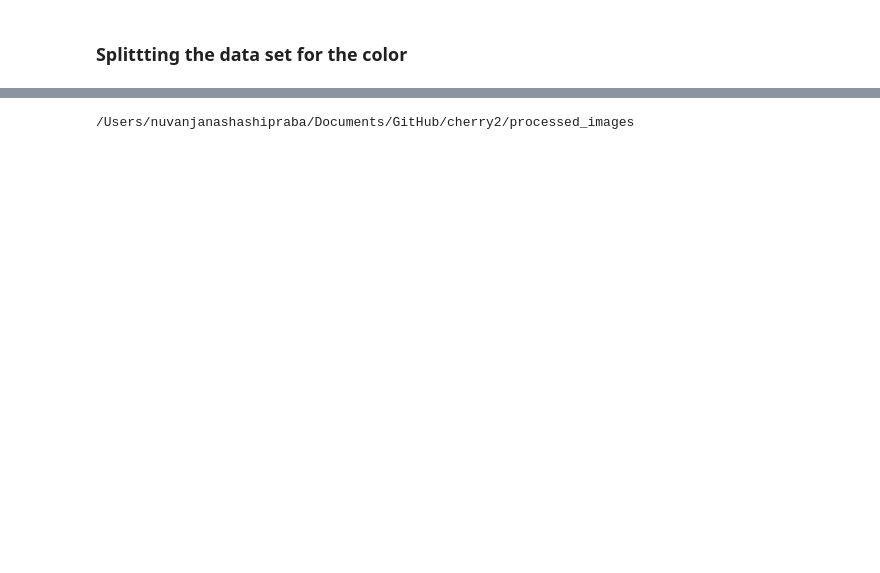
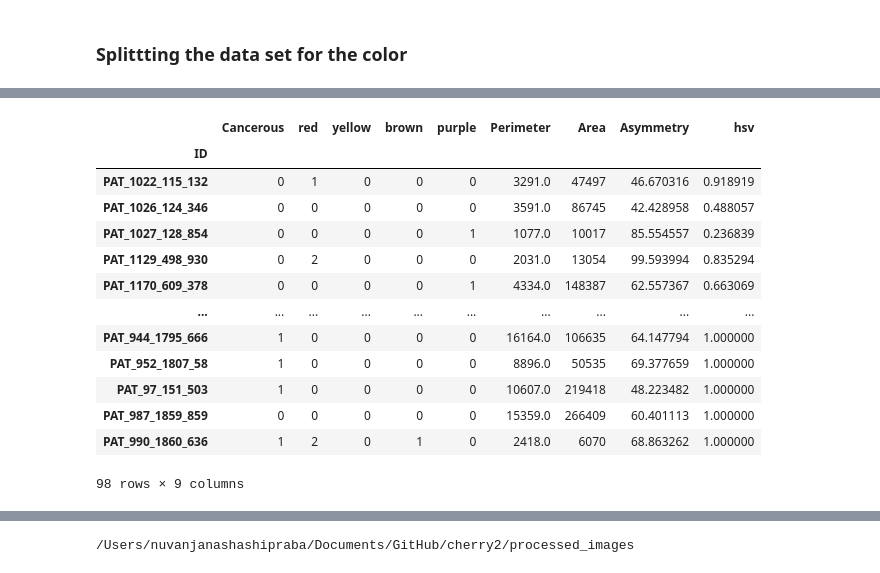
Before and after one commit to aminemine31/cherry2, a Jupyter notebook: G14mainnotebookversion-2.ipynb, the cells around one changed output, grey strips where cells are left out. Saved outputs shown, nothing was run; the diff lists cells and outputs as text; code cells hidden in the pictures; blank space fills up the shorter version.

```diff
--- a/G14mainnotebookversion-2.ipynb
+++ b/G14mainnotebookversion-2.ipynb
@@ -37,0 +82,2 @@ ground_truth = '/Users/theakaroline/Documents/GitHub/Cherry2/ground_truth.csv'
+# %%
+the_path = groundTruth_df.index.tolist()
@@ -442,3 +526,11 @@ def perimeter_area(im):
+# %%
+def area(image):
+    im = plt.imread(image)
+    gray = cv2.cvtColor(im, cv2.COLOR_BGR2GRAY)
+    # Create a mask where non-black pixels are white
+    mask = gray > 0
+    area = np.sum(mask)
+    return area
 # %%
 #training and testing data : trying to split the data set into training data and  testing data
 # import matplotlib.pyplot as plot
@@ -491,3 +583,15 @@ def accuracy_test(k,train,classes,test,classes_test):
     return np.mean(perform1)
 # %% [markdown]
 ### Splittting the data set for the color
+# %%
+red_values = list(map(extract_red_scale, path_to_all_images))
+yellow_values = list(map(extract_yellow_scale, path_to_all_images))
+brown_values = list(map(extract_brown_scale, path_to_all_images))
+purple_values = list(map(extract_purple_scale, path_to_all_images))
+
+to_be_cancerous_or_not_to_be['red'] = np.array(red_values)
+to_be_cancerous_or_not_to_be['yellow'] = np.array(yellow_values)
+to_be_cancerous_or_not_to_be['brown'] = np.array(brown_values)
+to_be_cancerous_or_not_to_be['purple'] = np.array(purple_values)
+to_be_cancerous_or_not_to_be
+# print(df['new_col'] = mylist)
@@ -493,0 +617,30 @@ def accuracy_test(k,train,classes,test,classes_test):
+# %%
+
+
+hsv_values = list(map(hsv, path_to_all_images))
+asymmetry_values = list(map(asymmetry_extraction, path_to_all_images))
+perimeter_values = list(map(perimeter_area, path_to_all_images))
+area_values = list(map(area, path_to_all_images))
+
+
+to_be_cancerous_or_not_to_be['Perimeter'] = np.array(perimeter_values)
+to_be_cancerous_or_not_to_be['Area'] = np.array(area_values)
+to_be_cancerous_or_not_to_be['Asymmetry'] = np.array(asymmetry_values)
+to_be_cancerous_or_not_to_be['hsv'] = np.array(hsv_values)
+# %%
+to_be_cancerous_or_not_to_be
+# %% [output]
+|  | Cancerous | red | yellow | brown | purple | Perimeter | Area | Asymmetry | hsv |
+| ID |  |  |  |  |  |  |  |  |  |
+| PAT_1022_115_132 | 0 | 1 | 0 | 0 | 0 | 3291.0 | 47497 | 46.670316 | 0.918919 |
+| PAT_1026_124_346 | 0 | 0 | 0 | 0 | 0 | 3591.0 | 86745 | 42.428958 | 0.488057 |
+| PAT_1027_128_854 | 0 | 0 | 0 | 0 | 1 | 1077.0 | 10017 | 85.554557 | 0.236839 |
+| PAT_1129_498_930 | 0 | 2 | 0 | 0 | 0 | 2031.0 | 13054 | 99.593994 | 0.835294 |
+| PAT_1170_609_378 | 0 | 0 | 0 | 0 | 1 | 4334.0 | 148387 | 62.557367 | 0.663069 |
+| ... | ... | ... | ... | ... | ... | ... | ... | ... | ... |
+| PAT_944_1795_666 | 1 | 0 | 0 | 0 | 0 | 16164.0 | 106635 | 64.147794 | 1.000000 |
+| PAT_952_1807_58 | 1 | 0 | 0 | 0 | 0 | 8896.0 | 50535 | 69.377659 | 1.000000 |
+| PAT_97_151_503 | 1 | 0 | 0 | 0 | 0 | 10607.0 | 219418 | 48.223482 | 1.000000 |
+| PAT_987_1859_859 | 0 | 0 | 0 | 0 | 0 | 15359.0 | 266409 | 60.401113 | 1.000000 |
+| PAT_990_1860_636 | 1 | 2 | 0 | 1 | 0 | 2418.0 | 6070 | 68.863262 | 1.000000 |
+98 rows × 9 columns
```
Also changed, not shown: parts of 29 cells of this notebook.
